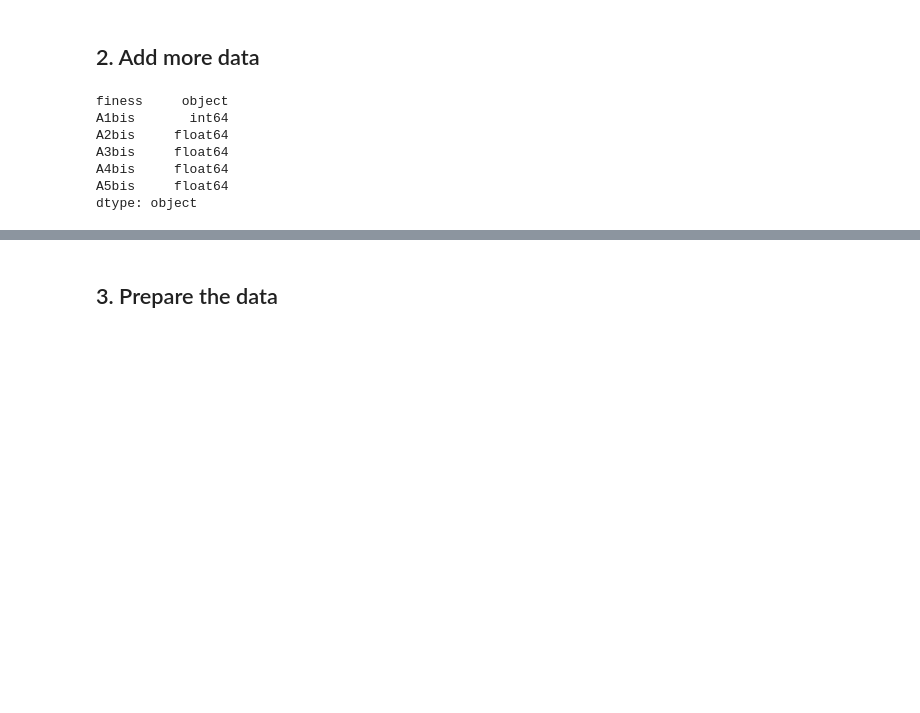
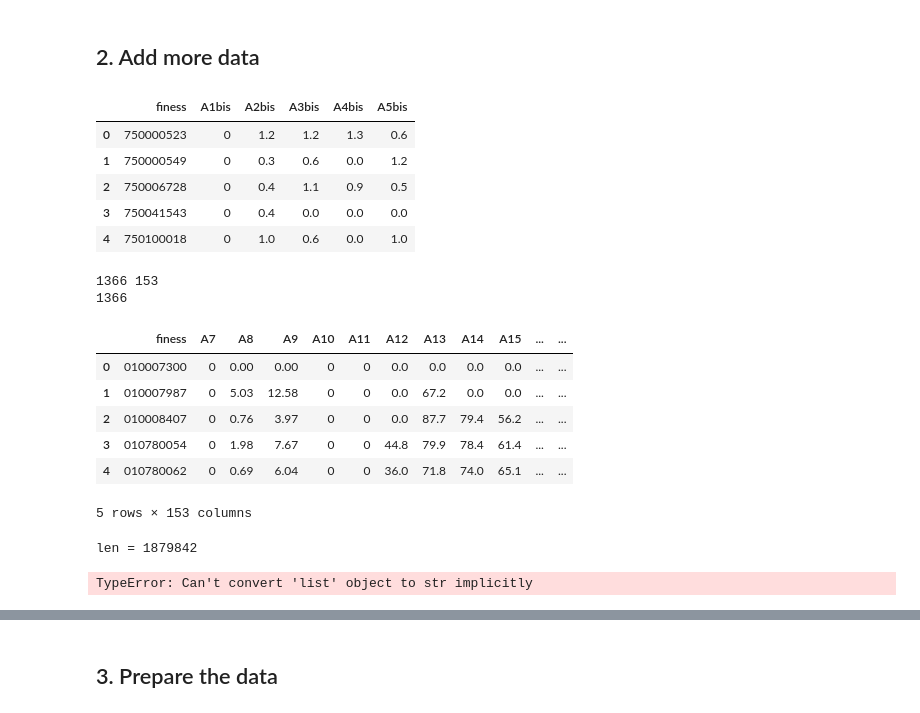
Before and after one commit to jeanmalo/Challenge-ML, a Jupyter notebook: Challenge X WS-Copy1.ipynb, the cells around one changed output, grey strips where cells are left out. Cells and saved outputs as stored; diff of their text form; code cells hidden in the pictures; blank space fills up the shorter version.

Commit message:
Merged 2/3 2008 files

```diff
--- a/Challenge X WS-Copy1.ipynb
+++ b/Challenge X WS-Copy1.ipynb
@@ -33,0 +34,14 @@ def convert_point(x):
+# %%
+def convert_point(x):
+    return re.sub(',', '.', x)
+categorical_mapping = {'.z' : 0,
+                       '.c' : 0,
+                       '.m' : 0
+                      }
+def mapping(x):
+    try:
+        return categorical_mapping[x]
+    except:
+        return x
+
+locale.setlocale(locale.LC_NUMERIC, '')
@@ -61,17 +106,44 @@ dtype: object
 # %%
-traina08 = "hospidiag_opendata_2008.xlsx"
+##pdmreg_2008
+
 train08a = pd.read_excel(datapath+traina08,sheetname = 3)
-#train08a.drop('A1bis', inplace=True, axis=1)
 train08a.drop('zone', inplace=True, axis=1) # For now
 train08a.fillna('0', inplace=True)
 for col in ['A1bis', 'A2bis', 'A3bis', 'A4bis', 'A5bis']:
     train08a[col] = pd.to_numeric(train08a[col].apply(convert_point))
-train08a.dtypes
+train08a.head()
 # %% [output]
-finess     object
-A1bis       int64
-A2bis     float64
-A3bis     float64
-A4bis     float64
-A5bis     float64
-dtype: object
+|  | finess | A1bis | A2bis | A3bis | A4bis | A5bis |
+| 0 | 750000523 | 0 | 1.2 | 1.2 | 1.3 | 0.6 |
+| 1 | 750000549 | 0 | 0.3 | 0.6 | 0.0 | 1.2 |
+| 2 | 750006728 | 0 | 0.4 | 1.1 | 0.9 | 0.5 |
+| 3 | 750041543 | 0 | 0.4 | 0.0 | 0.0 | 0.0 |
+| 4 | 750100018 | 0 | 1.0 | 0.6 | 0.0 | 1.0 |
+# %%
+##hd_2008
+
+train08c = pd.read_excel(datapath+traina08,sheetname = 2)
+# %%
+train08c.fillna(0, inplace=True)
+train08c.replace(to_replace=',', value='.', regex=True, inplace=True)
+for col in train08c.columns.difference(['finess']):
+    train08c[col] = train08c[col].map(mapping)
+    train08c[col] = pd.to_numeric(train08c[col], errors='coerce')
+print(len(train08c), len (train08c.columns))
+#train08c2 = train08c.drop(train08c.columns[0:9], axis=1)
+#train08c2.drop(train08c2.columns[103:119], axis=1, inplace=True)
+a = train08c.isnull().sum()
+non_num = a[(a > 0)]
+train08c.drop(non_num.index, axis=1, inplace=True)
+print(train08c.finess.nunique())
+train08c.head()
+# %% [output]
+1366 153
+1366
+|  | finess | A7 | A8 | A9 | A10 | A11 | A12 | A13 | A14 | A15 | ... | ... |
+| 0 | 010007300 | 0 | 0.00 | 0.00 | 0 | 0 | 0.0 | 0.0 | 0.0 | 0.0 | ... | ... |
+| 1 | 010007987 | 0 | 5.03 | 12.58 | 0 | 0 | 0.0 | 67.2 | 0.0 | 0.0 | ... | ... |
+| 2 | 010008407 | 0 | 0.76 | 3.97 | 0 | 0 | 0.0 | 87.7 | 79.4 | 56.2 | ... | ... |
+| 3 | 010780054 | 0 | 1.98 | 7.67 | 0 | 0 | 44.8 | 79.9 | 78.4 | 61.4 | ... | ... |
+| 4 | 010780062 | 0 | 0.69 | 6.04 | 0 | 0 | 36.0 | 71.8 | 74.0 | 65.1 | ... | ... |
+5 rows × 153 columns
@@ -78,3 +162,16 @@ dtype: object
+# %%
+train_addc = pd.merge(train_m, train08c, on='finess', how='left')
+train_addac = pd.merge(train_addc, train08a, on='finess', how='left')
+print('len =',len(train_addac))
+
+#Reorder the columns
+#cols = train_addac.columns.tolist()
+#cols =  cols[5:] + cols[1:5]
+#train_addac=train_addac[cols]
+#train_addac.head()
+# %% [output]
+len = 1879842
+TypeError: Can't convert 'list' object to str implicitly
 # %%
 #concatenate train08a with initial set of data train, only keeping rows already existing in train
 #result = pd.concat([train, train08a], axis=1, join_axes=[train.index])
```
Also changed, not shown: parts of 22 cells of this notebook.
